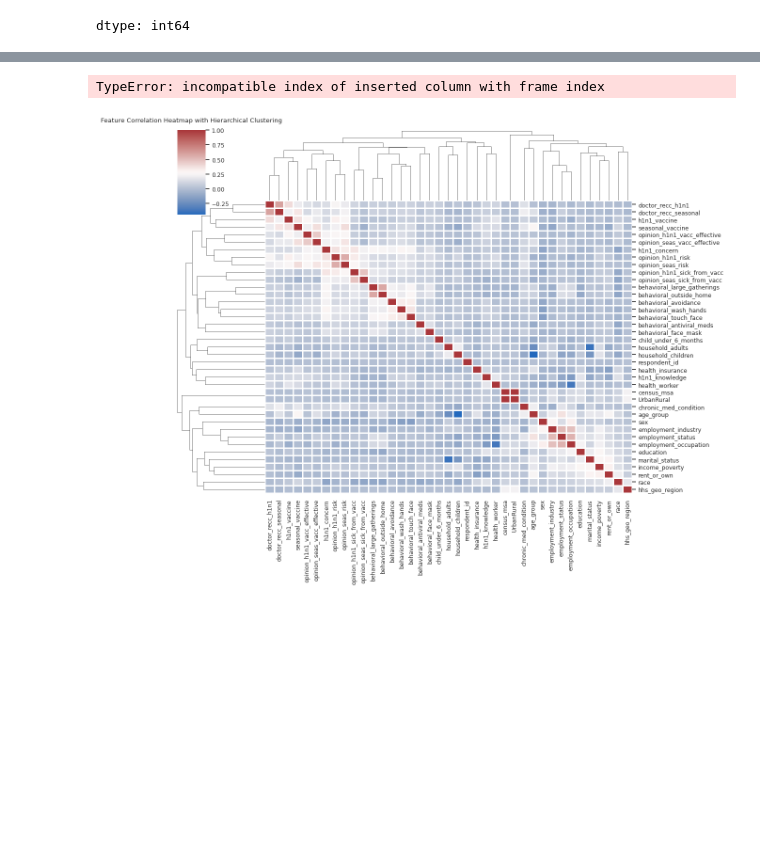
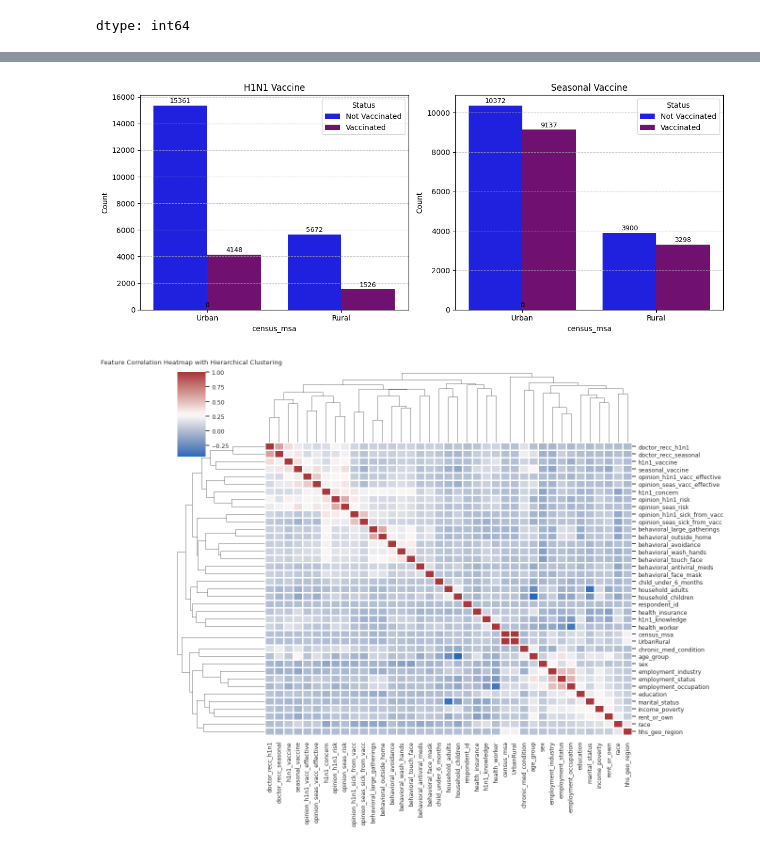
Before and after one commit to Mimikaymint/Team_Berlin, a Jupyter notebook: Team_Berlin_FLU_SHOT_.ipynb, the cells around one changed output, grey strips where cells are left out. Saved outputs shown, nothing was run; the diff lists cells and outputs as text; code cells hidden in the pictures; blank space fills up the shorter version.

```diff
--- a/Team_Berlin_FLU_SHOT_.ipynb
+++ b/Team_Berlin_FLU_SHOT_.ipynb
@@ -567,3 +569,9 @@ flu_df['census_msa'].value_counts()
 | Urban | 19509 |
 | Rural | 7198 |
 dtype: int64
+# %%
+for vac in ['h1n1_vaccine', 'seasonal_vaccine']:
+    print(f"\n=== {vac.replace('_', ' ').title()} ===")
+    counts = flu_df.groupby(['UrbanRural', vac]).size().unstack(fill_value=0)
+    counts.columns = ['Not Vaccinated', 'Vaccinated']
+    print(counts)
@@ -570,49 +590,50 @@ dtype: int64
 # %%
+vaccines = ['h1n1_vaccine', 'seasonal_vaccine']
+colors = {'Vaccinated': 'purple', 'Not Vaccinated': 'blue'}
+order = ['Urban', 'Rural']
 
-flu_df['UrbanRural'] = flu_df['census_msa']
+fig, axes = plt.subplots(1, 2, figsize=(12, 5))
 
-vaccines = ['h1n1_vaccine', 'seasonal_vaccine']
-colors = {'Vaccinated':'purple','Not Vaccinated':'blue'}
+for i, vac in enumerate(vaccines):
+    plot_df = flu_df.groupby(['census_msa', vac]).size().reset_index(name='count')
 
-for vac in vaccines:
-    plot_df = flu_df.groupby(['UrbanRural', vac]).size().reset_index(name='count')
+    all_combinations = pd.MultiIndex.from_product(
+        [['Urban', 'Rural'], [0, 1]], names=['census_msa', vac]
+    )
+    plot_df = plot_df.set_index(['census_msa', vac]).reindex(all_combinations, fill_value=0).reset_index()
 
-    all_combinations = pd.MultiIndex.from_product([['Urban','Rural'], [0,1]], names=['UrbanRural', vac])
-    plot_df = plot_df.set_index(['UrbanRural', vac]).reindex(all_combinations, fill_value=0).reset_index()
+    plot_df['Vaccinated_Label'] = plot_df[vac].map({0: 'Not Vaccinated', 1: 'Vaccinated'})
 
-    plot_df['Vaccinated_Label'] = plot_df[vac].map({0:'Not Vaccinated', 1:'Vaccinated'})
-
-    plot_df['percentage'] = plot_df.groupby('UrbanRural')['count'].apply(lambda x: x / x.sum() * 100)
-
-    plt.figure(figsize=(6,5))
     ax = sns.barplot(
         data=plot_df,
-        x='UrbanRural',
-        y='percentage',
+        x='census_msa',
+        y='count',
         hue='Vaccinated_Label',
-        palette=colors
+        palette=colors,
+        order=order,
+        ax=axes[i]
     )
 
-    plt.title(f"{vac.replace('_',' ').title()} Vaccination rates")
-    plt.ylabel('Percentage (%)')
-    plt.ylim(0,100)
-    plt.legend(title='Status')
+    ax.set_title(vac.replace('_', ' ').title())
+    ax.set_ylabel('Count')
+    ax.legend(title='Status')
+    ax.grid(axis='y', linestyle='--', alpha=0.7)
 
     for p in ax.patches:
         height = p.get_height()
         ax.text(
-            x=p.get_x() + p.get_width()/2,
-            y=height + 1,
-            s=f"{height:.1f}%",
+            p.get_x() + p.get_width() / 2,
+            height + 50,
+            f"{int(height)}",
             ha='center',
             va='bottom',
-            fontsize=10
+            fontsize=9
         )
 
-    plt.tight_layout()
-    plt.show()
+plt.tight_layout()
+plt.show()
 # %% [output]
-TypeError: incompatible index of inserted column with frame index
+[figure, added]
 # %%
 # Ticket 1.4.1: Calculate correlation matrix for all features
 # Separate numeric and categorical features
```
Also changed, not shown: parts of 2 cells of this notebook.
